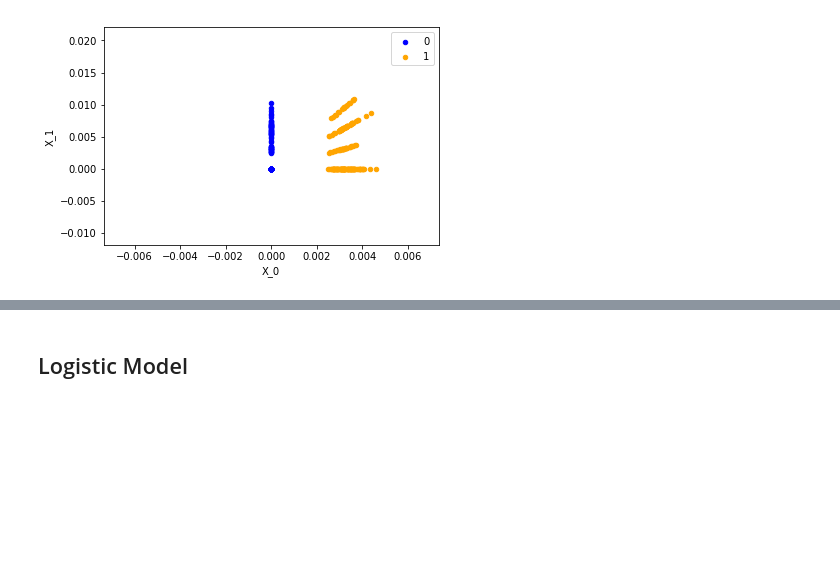
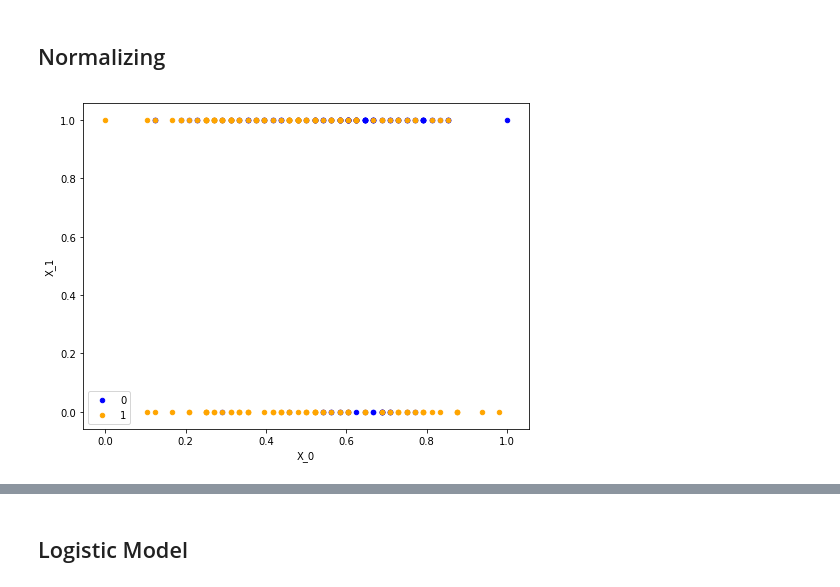
Before and after one commit to huxe/HeartAttackPrediction, a Jupyter notebook: nc proect.ipynb, the cells around one changed output, grey strips where cells are left out. Saved outputs shown, nothing was run; the diff lists cells and outputs as text; code cells hidden in the pictures; blank space fills up the shorter version.

```diff
--- a/nc proect.ipynb
+++ b/nc proect.ipynb
@@ -4,8 +8,7 @@ import numpy as np
 # %%
-
 col_names = ['age','sex','cp','trestbps','chol','fbs','restecg','thalach','exang','oldpeak','slope','ca','thal','target']
 # load dataset
-values = pd.read_csv("heart.csv", header=None)
+values = pd.read_csv("heart.csv", names=col_names)
 # %%
-X=values.loc[:,1:12]
-Y=values.loc[:,1:1]
+X = values.drop('target', axis=1)
+Y = values['target']
@@ -14,18 +15,22 @@ from sklearn import preprocessing
-# %%
-X=preprocessing.Normalizer().fit(X).transform(X)
-X.shape
-Y=np.ravel(Y,(303))
+# %% [markdown]
+## Normalizing
+# %%
+Y=np.ravel(Y,(303))
+X2=np.zeros((303, 13))
+for i in range(13):
+    X2[:,i]=(X.values[:,i]-X.values[:,i].min())/(X.values[:,i].max()-X.values[:,i].min())
+X=X2
 # %%
 from matplotlib import pyplot as plt
 from pandas import DataFrame
 df = DataFrame(dict(x=X[:,0], y=X[:,1], label=Y))
-colors = {0:'blue', 1:'orange',2:'black'}
+colors = {0:'blue', 1:'orange'}
 fig, ax = plt.subplots()
 grouped = df.groupby('label')
 for key, group in grouped:
     group.plot(ax=ax, kind='scatter', x='x', y='y', label=key, color=colors[key])
 plt.xlabel('X_0')
 plt.ylabel('X_1')
 plt.show()
 # %% [output]
-[figure, old version]
+[figure, new version]
```
Also changed, not shown: parts of 10 cells of this notebook.
